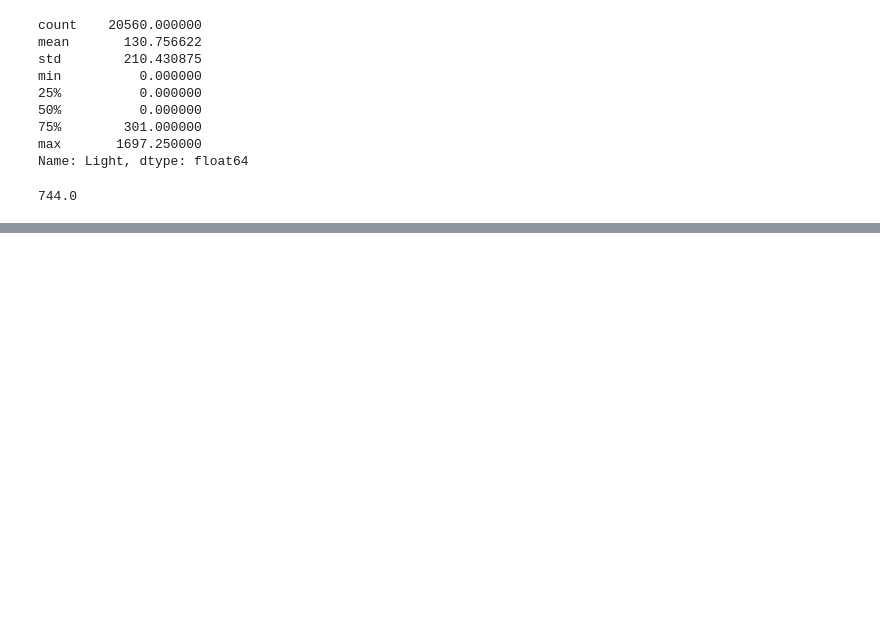
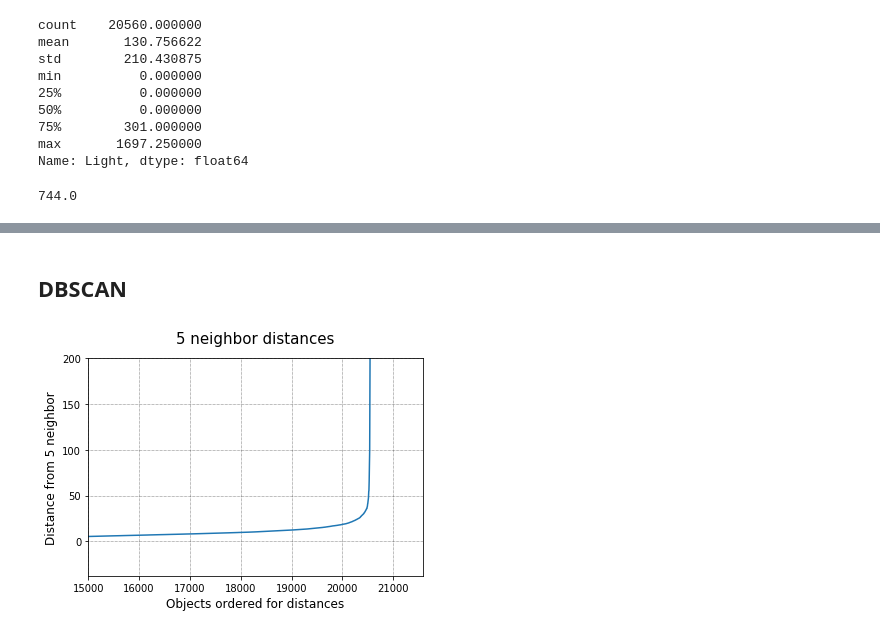
Before and after one commit to lorenzoFerri95/DataMining_Advanced, a Jupyter notebook: Lorenzo/Task 5/cluster_and_density_based_outliers.ipynb, the cells around one changed output, grey strips where cells are left out. Drawn from its saved outputs; the diff is of its cells as text; code cells hidden in the pictures; blank space fills up the shorter version.

```diff
--- a/Lorenzo/Task 5/cluster_and_density_based_outliers.ipynb
+++ b/Lorenzo/Task 5/cluster_and_density_based_outliers.ipynb
@@ -123 +93,7 @@ from sklearn.cluster import DBSCAN
+# %% [markdown]
+## DBSCAN
+# %%
+unsupervised_learning.kth_neighbor_distance_plot(X, kth_neighbor=5, dist_type='cityblock', ymax=200, xmin=15000)
+# %% [output]
+[figure, added]
 # %%
```
Also changed, not shown: parts of 32 cells of this notebook, 4 other files.
